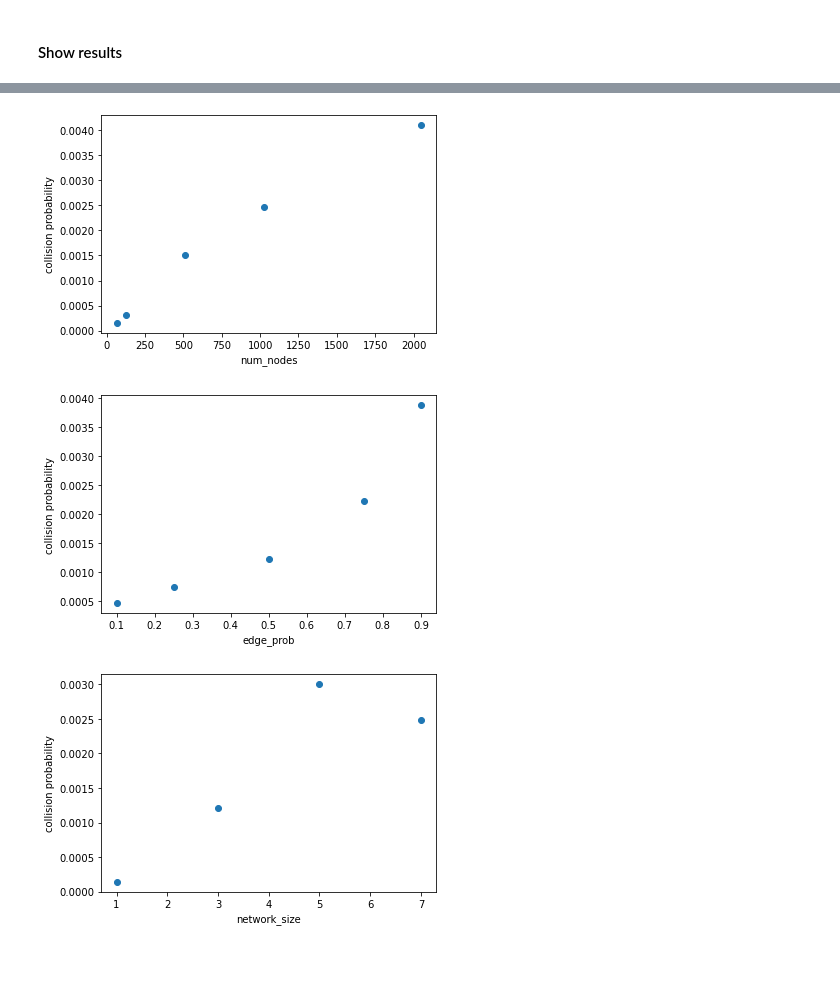
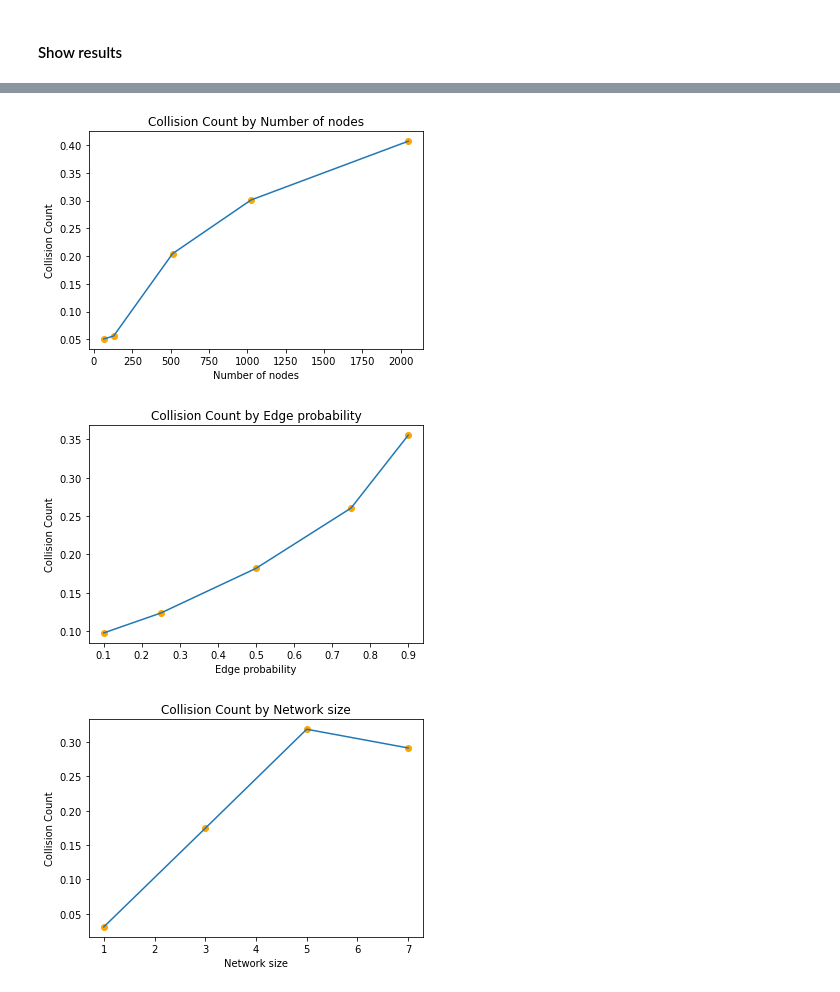
Before and after one commit to yosefgoren/Graph-Neural-Networks-236607, a Jupyter notebook: analysis.ipynb, the cells around one changed output, grey strips where cells are left out. Drawn from its saved outputs; the diff is of its cells as text; code cells hidden in the pictures; blank space fills up the shorter version.

Commit message:
added analysis graphs
Co-authored-by: yosefgoren11 <yosefgoren11@users.noreply.github.com>

```diff
--- a/analysis.ipynb
+++ b/analysis.ipynb
@@ -75,8 +75,33 @@ experiments = [Experiemnt(results_dir + x) for x in os.listdir(results_dir)]
 # %% [markdown]
 #### Show results
 # %%
-def get_grid_results(experiments, param_name):
+from utils import collision_probability, collision_count
+
+
+foo = {"collision_probability": collision_probability,
+       "collision_count": collision_count}
+def get_grid_results(experiments, param_name, value_name="collision_probability"):
     results = {}
-    for param_value in np.unique([x.__dict__[param_name] for x in experiments]):
-        results[param_value] = np.mean([x.collision_probability for x in experiments if x.__dict__[param_name] == param_value])
+    for param_value in np.unique([getattr(x, param_name) for x in experiments]):
+        results[param_value] = np.mean([getattr(x, value_name, foo[value_name](x.values)) for x in experiments
+                                            if getattr(x, param_name) == param_value])
     return results
+# %%
+configurable_params = ["num_nodes", "edge_prob", "network_size"]
+
+pretty_names = {"num_nodes": "Number of nodes", "edge_prob": "Edge probability", "network_size": "Network size"}
+
+for param_name in configurable_params:
+    param_change_results = get_grid_results(experiments, param_name)
+    # plot collision probability by param_value
+    plt.scatter(list(param_change_results.keys()), list(param_change_results.values()), c="orange")
+    plt.plot(list(param_change_results.keys()), list(param_change_results.values()))
+    # TODO: add x label and y label
+    plt.xlabel(pretty_names[param_name])
+    plt.ylabel("Collision Probability")
+    plt.title("Collision Probability by " + pretty_names[param_name])
+    #make dir if not exists
+    if not os.path.exists("figures"):
+        os.mkdir("figures")
+    plt.savefig("figures/" + "Collision Probability" + "_" +  param_name + ".png")
+    plt.show()
@@ -83,15 +112,20 @@ def get_grid_results(experiments, param_name):
 # %%
 configurable_params = ["num_nodes", "edge_prob", "network_size"]
 
+pretty_names = {"num_nodes": "Number of nodes", "edge_prob": "Edge probability", "network_size": "Network size"}
+
 for param_name in configurable_params:
-    param_change_results = get_grid_results(experiments, param_name)
+    param_change_results = get_grid_results(experiments, param_name, "collision_count")
     # plot collision probability by param_value
-    plt.scatter(list(param_change_results.keys()), list(param_change_results.values()))
+    plt.scatter(list(param_change_results.keys()), list(param_change_results.values()), c="orange")
+    plt.plot(list(param_change_results.keys()), list(param_change_results.values()))
     # TODO: add x label and y label
-    plt.xlabel(param_name)
-    plt.ylabel("collision probability")
+    plt.xlabel(pretty_names[param_name])
+    plt.ylabel("Collision Count")
+    plt.title("Collision Count by " + pretty_names[param_name])
+    plt.savefig("figures/" + "Collision Count" + "_" +  param_name + ".png")
     plt.show()
 # %% [output]
-[figure, old version]
+[figure, new version]
-[figure, old version]
+[figure, new version]
-[figure, old version]
+[figure, new version]
```
Also changed, not shown: parts of 2 cells of this notebook, 1 other file.
